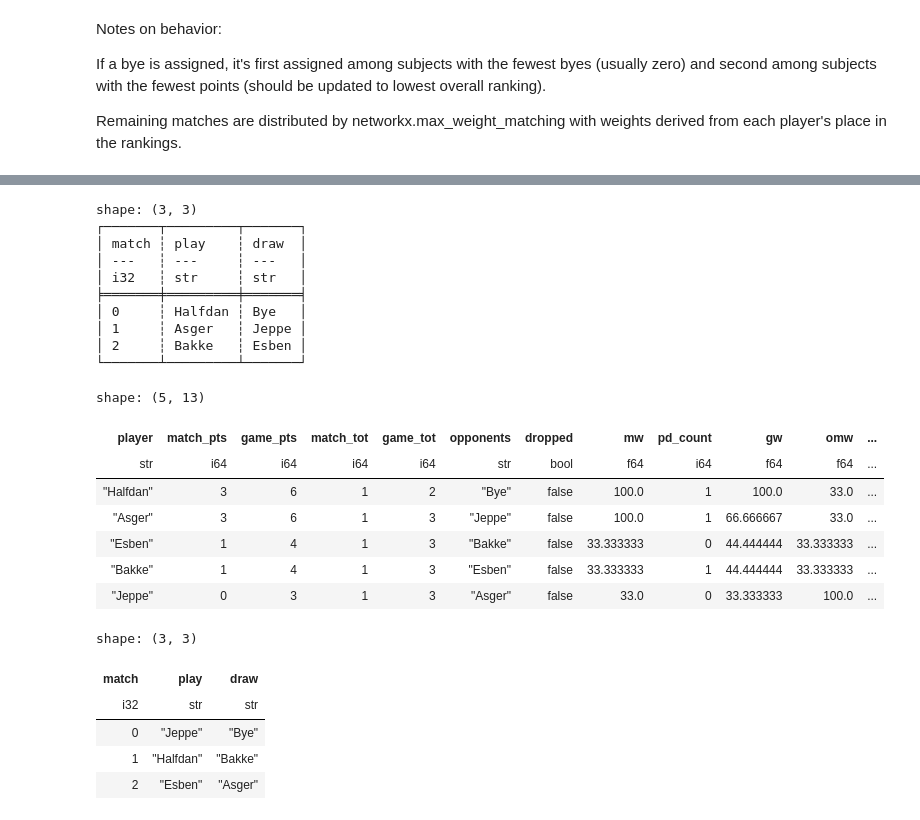
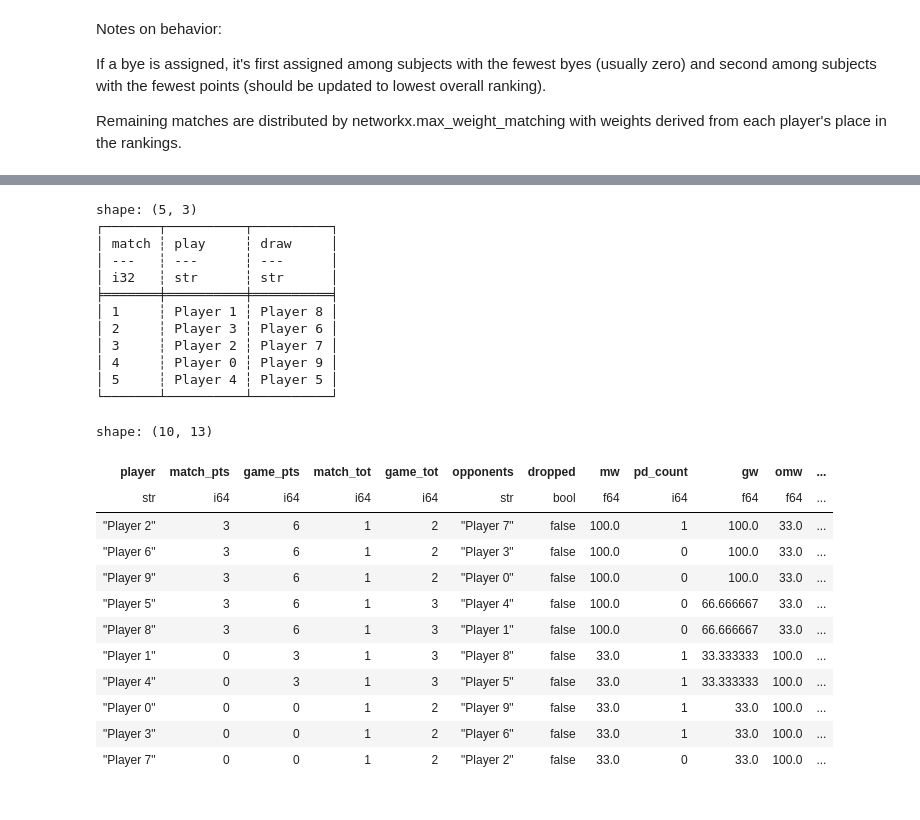
Before and after one commit to Esbilon/swiss_cube, a Jupyter notebook: swiss_cube.ipynb, the cells around one changed output, grey strips where cells are left out. Cells and saved outputs as stored; diff of their text form; code cells hidden in the pictures.

```diff
--- a/swiss_cube.ipynb
+++ b/swiss_cube.ipynb
@@ -54,3 +54,16 @@ def match_dict(n):
             point_dict[pair[1]] = 1
 
     return pair_dict, point_dict
+
+sco_list = ['2-1'] * 29 + ['2-0'] * 15 + ['1-0-1'] * 1 + ['1-2'] * 29 + ['0-2'] * 15 + ['0-1-1'] * 1 + ['1-1-1'] * 8 + ['1-1'] * 1 + ['0-0-1'] * 1
+
+def rand_res(n):
+    res = []
+    for idx in range(n):
+        sco = random.choice(sco_list)
+        res = res + [sco]
+
+    return res
+
+["Player " + str(i) for i in range(10)]
+rand_res(10)
@@ -70,6 +85,7 @@ players = ["Esben",
           "Halfdan",
           "Asger",
           "Bakke"]
+players = ["Player " + str(i) for i in range(10)]
 if (len(players) > len(set(players))):
     raise ValueError('There are non-unique players.')
 elif ("Bye" in players):
@@ -224,14 +247,20 @@ def results(players_df, pairings_df, result_list = None, drop_list = None):
 
     update_df = play_df.vstack(draw_df).filter(pl.col("player") != "Bye")
 
-    #Update the player dataframe based on the match information.
-    players_df = players_df.drop(["gw", "omw", "ogw", "grp_idx"]).join(update_df, on = "player", how = "left").with_columns(
+    #Pull dropped players out
+    dropped_df = players_df.filter(pl.col("dropped")).drop(["gw", "omw", "ogw", "grp_idx"])
+
+    #Update the player dataframe based on the match information and exclude dropped players.
+    players_df = players_df.filter(~pl.col("dropped")).drop(["gw", "omw", "ogw", "grp_idx"]).join(update_df, on = "player", how = "left").with_columns(
         match_pts = pl.col("match_pts") + pl.col("new_points"),
         game_pts = pl.col("game_pts") + 3*pl.col("new_wins") + pl.col("new_draws"),
         match_tot = pl.col("match_tot") + pl.lit(1),
         game_tot = pl.col("game_tot") + pl.col("new_games"),
         opponents = (pl.col("opponents") + pl.lit("//") + pl.col("new_opponent")).str.replace("^//", "")
-    ).select(pl.col("^[^n].*$")).with_columns(
+    ).select(pl.col("^[^n].*$"))
+
+    #Return the dropped players to the dataframe
+    players_df = players_df.vstack(dropped_df).with_columns(
         oppo_struct = pl.col("opponents").str.split("//").list.to_struct()
     ).with_columns(
         mw = 100*pl.col("match_pts")/(3*pl.col("match_tot")),
@@ -262,7 +291,7 @@ def results(players_df, pairings_df, result_list = None, drop_list = None):
     players_df = players_df.join(
         player_opponent_df, on = "player", how = "left"
     ).fill_null(33).sort(["match_pts", "omw", "gw", "ogw"], descending = True).drop("oppo_struct").with_columns(
-        dropped = pl.when(pl.col("player").is_in(drop_list)).then(pl.lit(True)).otherwise(pl.lit(False))
+        dropped = pl.when(pl.col("player").is_in(drop_list)).then(pl.lit(True)).otherwise(pl.col("dropped"))
     ).join(
         pd_players_df, on = "player", how = "left"
     ).with_columns(
@@ -276,3 +305,5 @@ def results(players_df, pairings_df, result_list = None, drop_list = None):
     players_df = players_df.hstack(pl.DataFrame({"grp_idx": grp_idx}))
 
     return players_df
+
+results(players_df_2, pairings_3, rand_res(4))
@@ -279,34 +324,32 @@ def results(players_df, pairings_df, result_list = None, drop_list = None):
 # %%
-players_df_1 = results(players_df, pairings_1, ["2-1", "1-1-1"])
+players_df_1 = results(players_df, pairings_1, rand_res(5))
 pairings_2 = pairings(players_df_1)
 print(pairings_1)
 players_df_1
 # %% [output]
-shape: (3, 3)
-┌───────┬─────────┬───────┐
-│ match ┆ play    ┆ draw  │
-│ ---   ┆ ---     ┆ ---   │
-│ i32   ┆ str     ┆ str   │
-╞═══════╪═════════╪═══════╡
-│ 0     ┆ Halfdan ┆ Bye   │
-│ 1     ┆ Asger   ┆ Jeppe │
-│ 2     ┆ Bakke   ┆ Esben │
-└───────┴─────────┴───────┘
+shape: (5, 3)
+┌───────┬──────────┬──────────┐
+│ match ┆ play     ┆ draw     │
+│ ---   ┆ ---      ┆ ---      │
+│ i32   ┆ str      ┆ str      │
+╞═══════╪══════════╪══════════╡
+│ 1     ┆ Player 1 ┆ Player 8 │
+│ 2     ┆ Player 3 ┆ Player 6 │
+│ 3     ┆ Player 2 ┆ Player 7 │
+│ 4     ┆ Player 0 ┆ Player 9 │
+│ 5     ┆ Player 4 ┆ Player 5 │
+└───────┴──────────┴──────────┘
-shape: (5, 13)
+shape: (10, 13)
 | player | match_pts | game_pts | match_tot | game_tot | opponents | dropped | mw | pd_count | gw | omw | ... |
 | str | i64 | i64 | i64 | i64 | str | bool | f64 | i64 | f64 | f64 | ... |
-| "Halfdan" | 3 | 6 | 1 | 2 | "Bye" | false | 100.0 | 1 | 100.0 | 33.0 | ... |
-| "Asger" | 3 | 6 | 1 | 3 | "Jeppe" | false | 100.0 | 1 | 66.666667 | 33.0 | ... |
-| "Esben" | 1 | 4 | 1 | 3 | "Bakke" | false | 33.333333 | 0 | 44.444444 | 33.333333 | ... |
-| "Bakke" | 1 | 4 | 1 | 3 | "Esben" | false | 33.333333 | 1 | 44.444444 | 33.333333 | ... |
-| "Jeppe" | 0 | 3 | 1 | 3 | "Asger" | false | 33.0 | 0 | 33.333333 | 100.0 | ... |
+| "Player 2" | 3 | 6 | 1 | 2 | "Player 7" | false | 100.0 | 1 | 100.0 | 33.0 | ... |
+| "Player 6" | 3 | 6 | 1 | 2 | "Player 3" | false | 100.0 | 0 | 100.0 | 33.0 | ... |
+| "Player 9" | 3 | 6 | 1 | 2 | "Player 0" | false | 100.0 | 0 | 100.0 | 33.0 | ... |
+| "Player 5" | 3 | 6 | 1 | 3 | "Player 4" | false | 100.0 | 0 | 66.666667 | 33.0 | ... |
+| "Player 8" | 3 | 6 | 1 | 3 | "Player 1" | false | 100.0 | 0 | 66.666667 | 33.0 | ... |
+| "Player 1" | 0 | 3 | 1 | 3 | "Player 8" | false | 33.0 | 1 | 33.333333 | 100.0 | ... |
+| "Player 4" | 0 | 3 | 1 | 3 | "Player 5" | false | 33.0 | 1 | 33.333333 | 100.0 | ... |
+| "Player 0" | 0 | 0 | 1 | 2 | "Player 9" | false | 33.0 | 1 | 33.0 | 100.0 | ... |
+| "Player 3" | 0 | 0 | 1 | 2 | "Player 6" | false | 33.0 | 1 | 33.0 | 100.0 | ... |
+| "Player 7" | 0 | 0 | 1 | 2 | "Player 2" | false | 33.0 | 0 | 33.0 | 100.0 | ... |
-# %%
-pairings_2
-# %% [output]
-shape: (3, 3)
-| match | play | draw |
-| i32 | str | str |
-| 0 | "Jeppe" | "Bye" |
-| 1 | "Halfdan" | "Bakke" |
-| 2 | "Esben" | "Asger" |
 # %%
```
Also changed, not shown: parts of 7 cells of this notebook.
